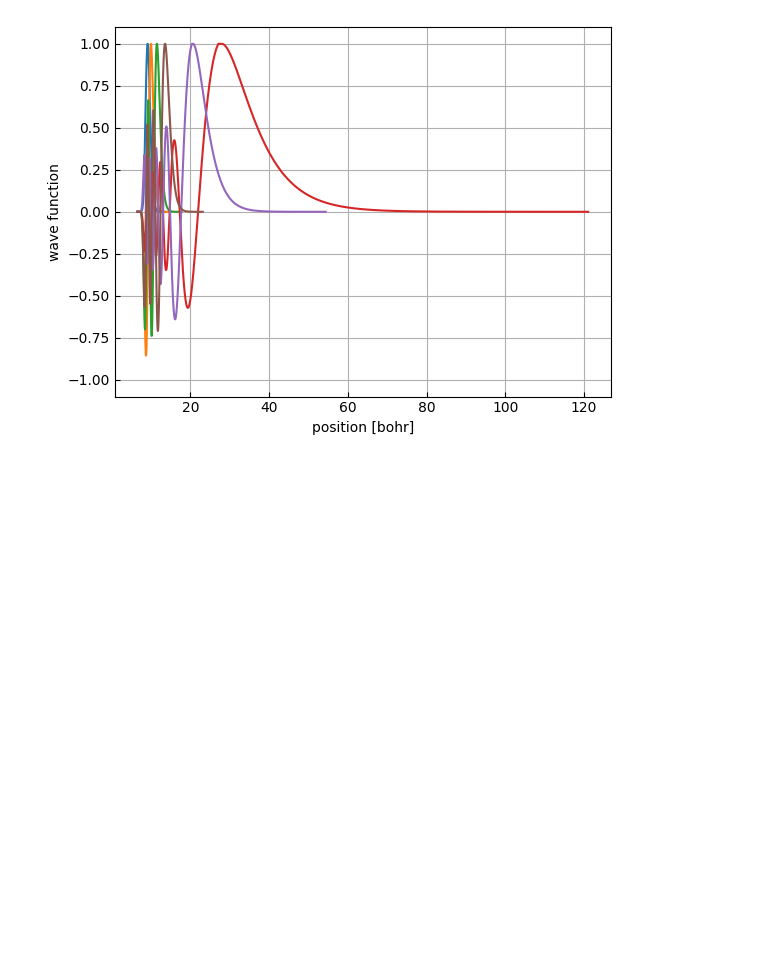
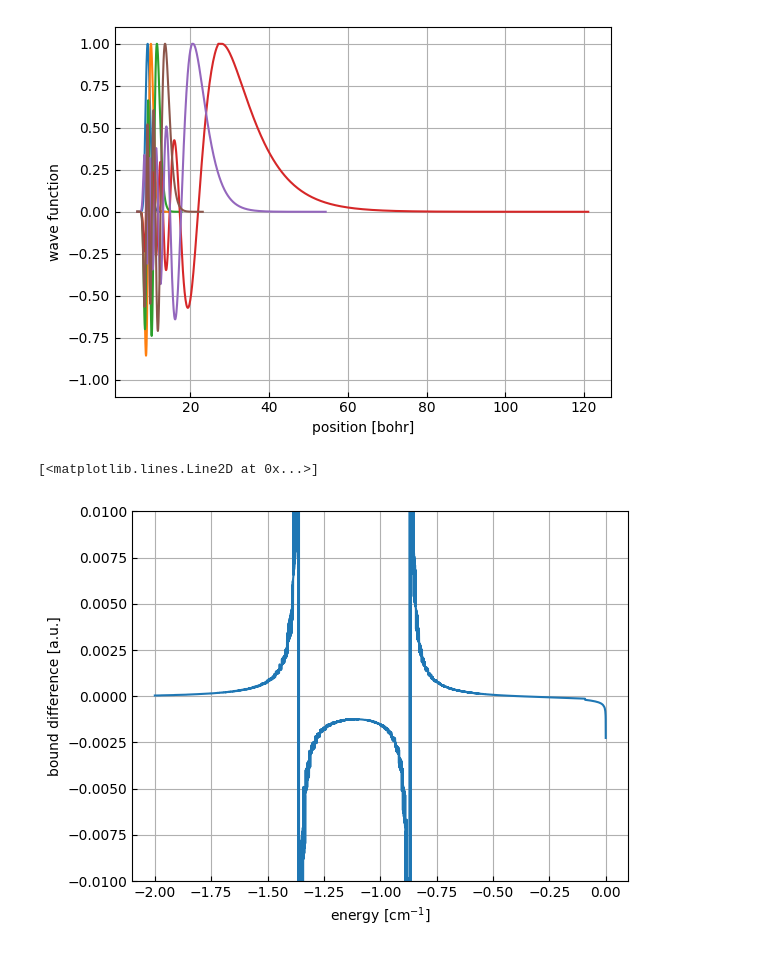
Before and after one commit to Wleter/scattering_solver, a Jupyter notebook: data_analysis/tests.ipynb, the cells around one changed output. Drawn from its saved outputs; the diff is of its cells as text; code cells hidden in the pictures; blank space fills up the shorter version.

Commit message:
add bound calculations pt.1

```diff
--- a/data_analysis/tests.ipynb
+++ b/data_analysis/tests.ipynb
@@ -97,3 +97,16 @@ for n in ns:
     ax.plot(data[:, 0], data[:, 1] / normalization)
 # %% [output]
 [figure]
+# %%
+data = np.loadtxt('../data/two_chan/bound_diffs.dat', delimiter='\t', skiprows=1)
+
+fig, ax = utility.plot()
+ax.set_xlabel("energy [cm$^{-1}$]")
+ax.set_ylabel("bound difference [a.u.]")
+ax.set_ylim(-0.01, 0.01)
+
+ax.plot(data[:, 0], data[:, 1])
+ax.plot(data[:, 0], data[:, 2])
+# %% [output]
+[<matplotlib.lines.Line2D at 0x...>]
+[figure, added]
```
Also changed, not shown: 5 other files.
